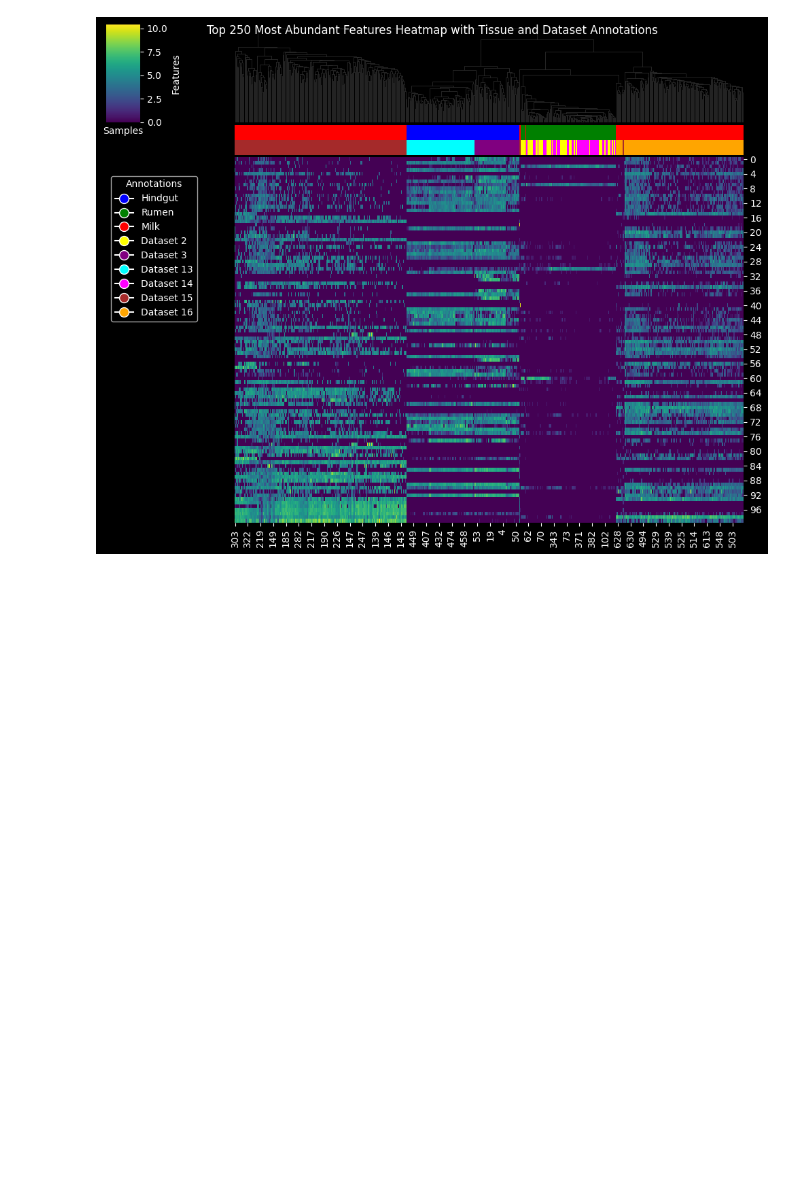
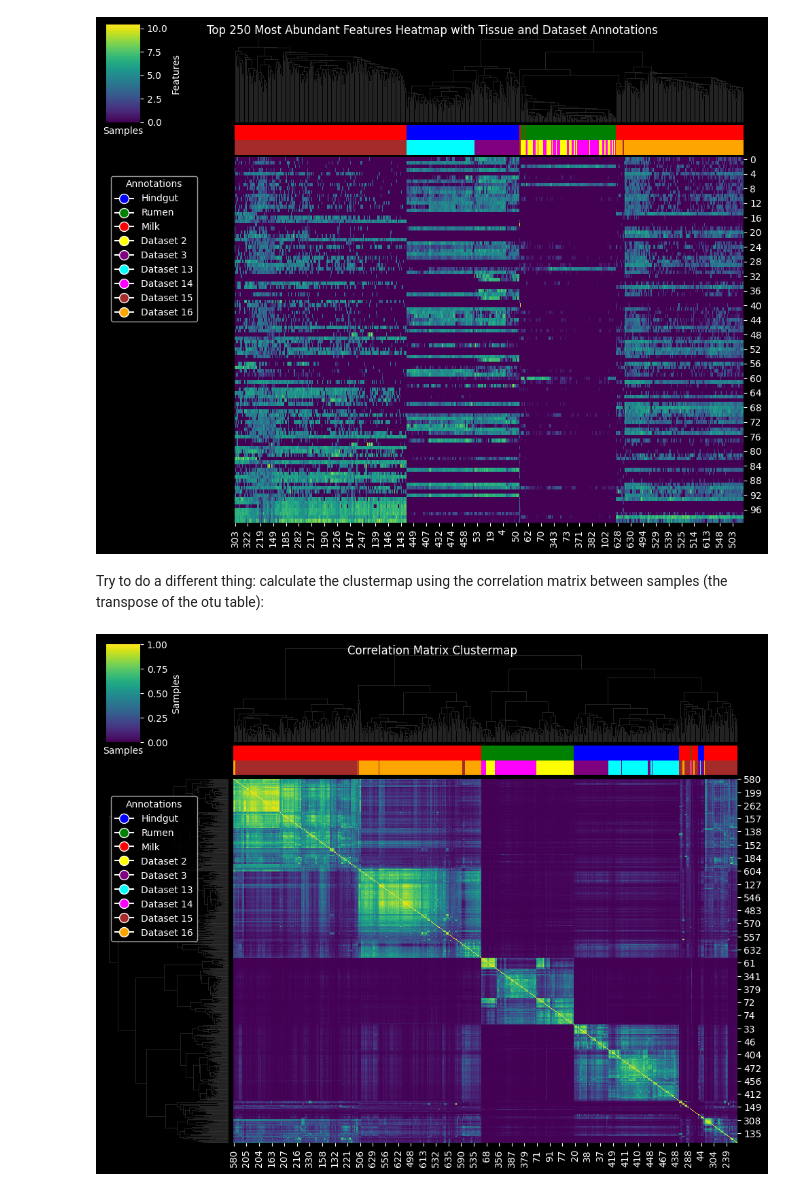
Before and after one commit to filippob/deep_micro_core, a Jupyter notebook: notebooks/02-describe_otu_table.ipynb, the cells around one changed output. Drawn from its saved outputs; the diff is of its cells as text; code cells hidden in the pictures; blank space fills up the shorter version.

Commit message:
:monocle_face: describe all otu table with correlation matrix

```diff
--- a/notebooks/02-describe_otu_table.ipynb
+++ b/notebooks/02-describe_otu_table.ipynb
@@ -177,3 +177,49 @@ plt.ylabel('Features')
 plt.show()
 # %% [output]
 [figure]
+# %% [markdown]
+Try to do a different thing: calculate the clustermap using the correlation matrix between samples (the transpose of the otu table):
+# %%
+# Compute the correlation matrix
+correlation_matrix = np.corrcoef(data.T)
+
+# Create a clustermap with seaborn using the correlation matrix
+sns.clustermap(
+    correlation_matrix,
+    cmap='viridis',
+    figsize=(10, 8),
+    row_cluster=True,
+    col_cluster=True,
+    col_colors=[
+        metadata['tissue'].map({'hindgut': 'blue', 'rumen': 'green', 'milk': 'red'}).to_numpy(),
+        metadata['dataset'].map({2: 'yellow', 3: 'purple', 13: 'cyan', 14: 'magenta', 15: 'brown', 16: 'orange'}).to_numpy()
+    ]
+)
+
+# Create a custom legend for tissue
+tissue_handles = [
+    plt.Line2D([0], [0], marker='o', color='w', label='Hindgut', markersize=10, markerfacecolor='blue'),
+    plt.Line2D([0], [0], marker='o', color='w', label='Rumen', markersize=10, markerfacecolor='green'),
+    plt.Line2D([0], [0], marker='o', color='w', label='Milk', markersize=10, markerfacecolor='red')
+]
+
+# Create a custom legend for dataset
+dataset_handles = [
+    plt.Line2D([0], [0], marker='o', color='w', label='Dataset 2', markersize=10, markerfacecolor='yellow'),
+    plt.Line2D([0], [0], marker='o', color='w', label='Dataset 3', markersize=10, markerfacecolor='purple'),
+    plt.Line2D([0], [0], marker='o', color='w', label='Dataset 13', markersize=10, markerfacecolor='cyan'),
+    plt.Line2D([0], [0], marker='o', color='w', label='Dataset 14', markersize=10, markerfacecolor='magenta'),
+    plt.Line2D([0], [0], marker='o', color='w', label='Dataset 15', markersize=10, markerfacecolor='brown'),
+    plt.Line2D([0], [0], marker='o', color='w', label='Dataset 16', markersize=10, markerfacecolor='orange')
+]
+
+plt.legend(handles=tissue_handles + dataset_handles, title='Annotations', loc='upper left', bbox_to_anchor=(0, -0.5))
+
+
+# Add title and labels
+plt.suptitle('Correlation Matrix Clustermap', ha='center')
+plt.xlabel('Samples')
+plt.ylabel('Samples')
+plt.show()
+# %% [output]
+[figure, added]
```
